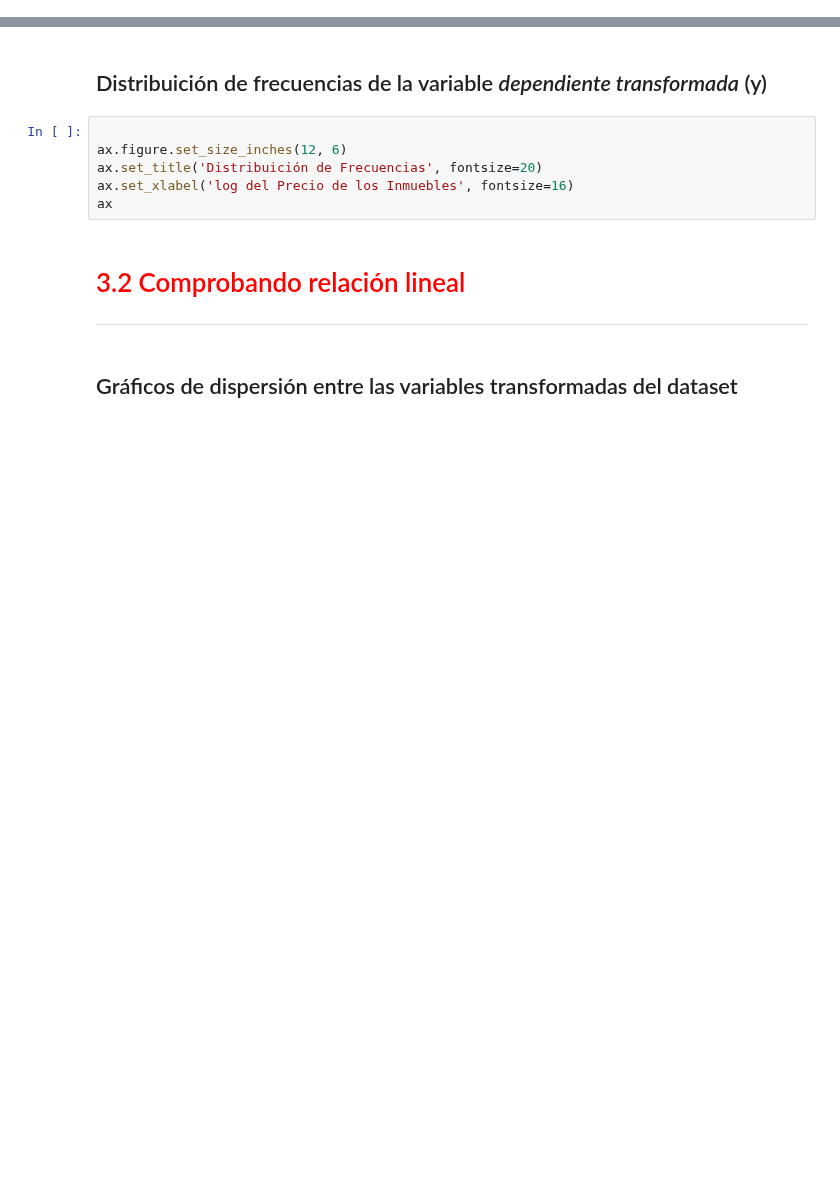
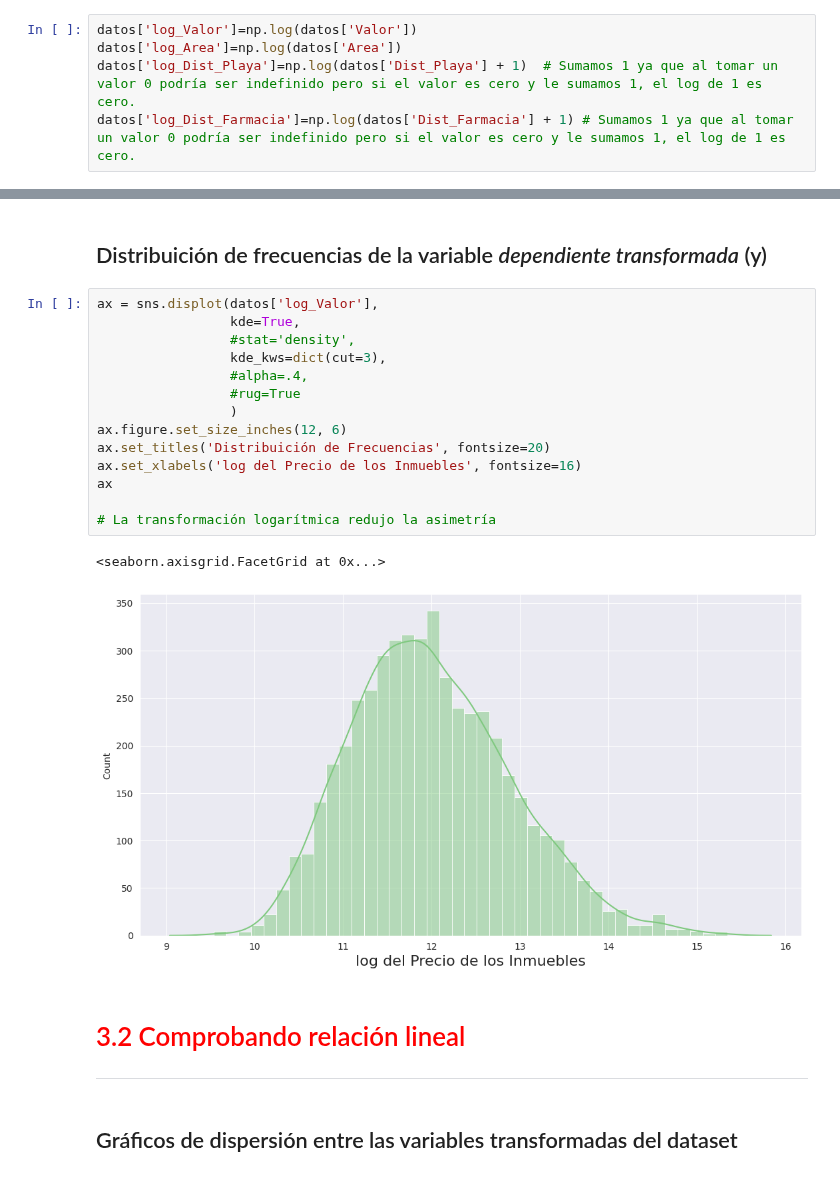
Before and after one commit to ivazquez-07/python_data_science_excersises, a Jupyter notebook: Regresión Lineal II Preparando el ambiente/Proyecto/Regresión_Lineal_II.ipynb, the cells around one changed output, grey strips where cells are left out. Saved outputs shown, nothing was run; the diff lists cells and outputs as text; blank space fills up the shorter version.

```diff
--- a/Regresión Lineal II Preparando el ambiente/Proyecto/Regresión_Lineal_II.ipynb
+++ b/Regresión Lineal II Preparando el ambiente/Proyecto/Regresión_Lineal_II.ipynb
@@ -194,0 +199,5 @@ https://docs.scipy.org/doc/numpy-1.15.0/reference/generated/numpy.log.html
+# %%
+datos['log_Valor']=np.log(datos['Valor'])
+datos['log_Area']=np.log(datos['Area'])
+datos['log_Dist_Playa']=np.log(datos['Dist_Playa'] + 1)  # Sumamos 1 ya que al tomar un valor 0 podría ser indefinido pero si el valor es cero y le sumamos 1, el log de 1 es cero.
+datos['log_Dist_Farmacia']=np.log(datos['Dist_Farmacia'] + 1) # Sumamos 1 ya que al tomar un valor 0 podría ser indefinido pero si el valor es cero y le sumamos 1, el log de 1 es cero.
@@ -195,11 +216,22 @@ https://docs.scipy.org/doc/numpy-1.15.0/reference/generated/numpy.log.html
 # %% [markdown]
 ## Distribuición de frecuencias de la variable *dependiente transformada* (y)
 # %%
+ax = sns.displot(datos['log_Valor'],
+                 kde=True,
+                 #stat='density',
+                 kde_kws=dict(cut=3),
+                 #alpha=.4,
+                 #rug=True
+                 )
+ax.figure.set_size_inches(12, 6)
+ax.set_titles('Distribuición de Frecuencias', fontsize=20)
+ax.set_xlabels('log del Precio de los Inmuebles', fontsize=16)
+ax
 
-ax.figure.set_size_inches(12, 6)
-ax.set_title('Distribuición de Frecuencias', fontsize=20)
-ax.set_xlabel('log del Precio de los Inmuebles', fontsize=16)
-ax
+# La transformación logarítmica redujo la asimetría
+# %% [output]
+<seaborn.axisgrid.FacetGrid at 0x...>
+[figure, added]
 # %% [markdown]
 # <font color='red' style='font-size: 30px;'>3.2 Comprobando relación lineal</font>
 <hr style='border: 2px solid red;'>
```
Also changed, not shown: parts of 11 cells of this notebook.
